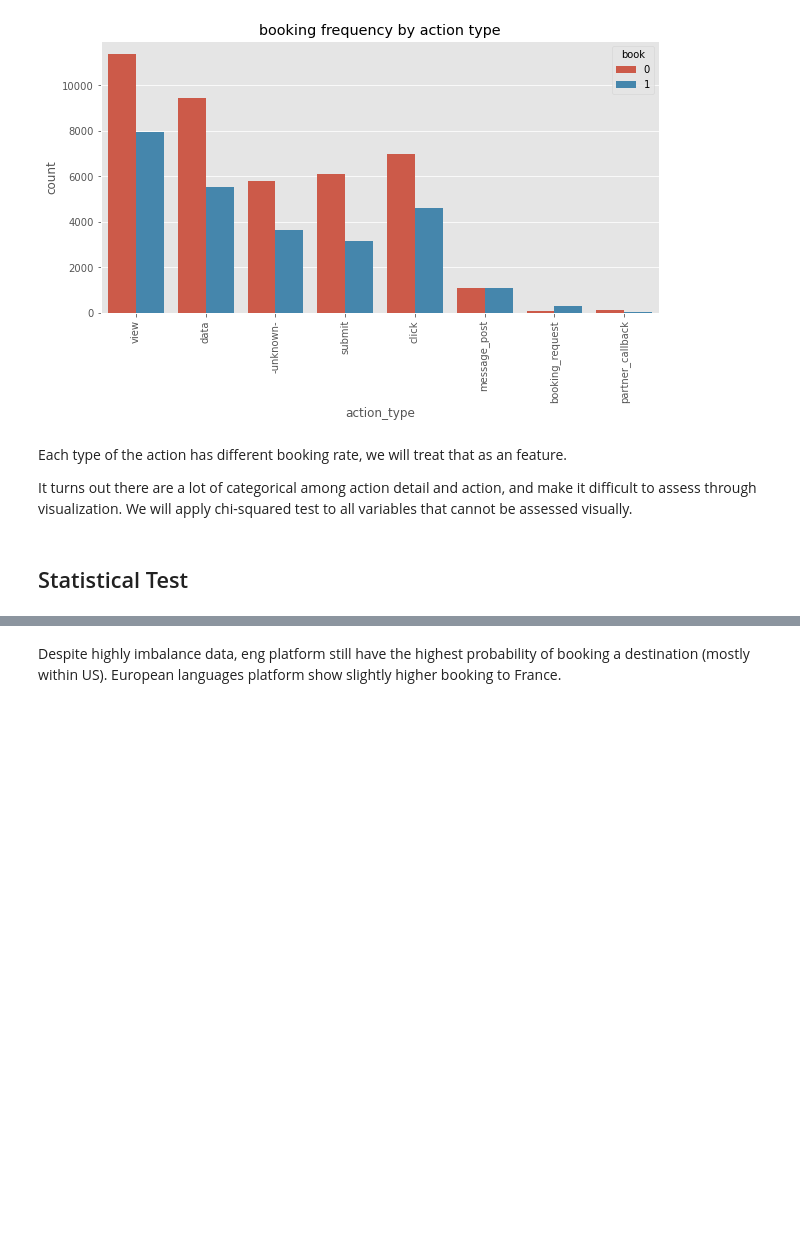
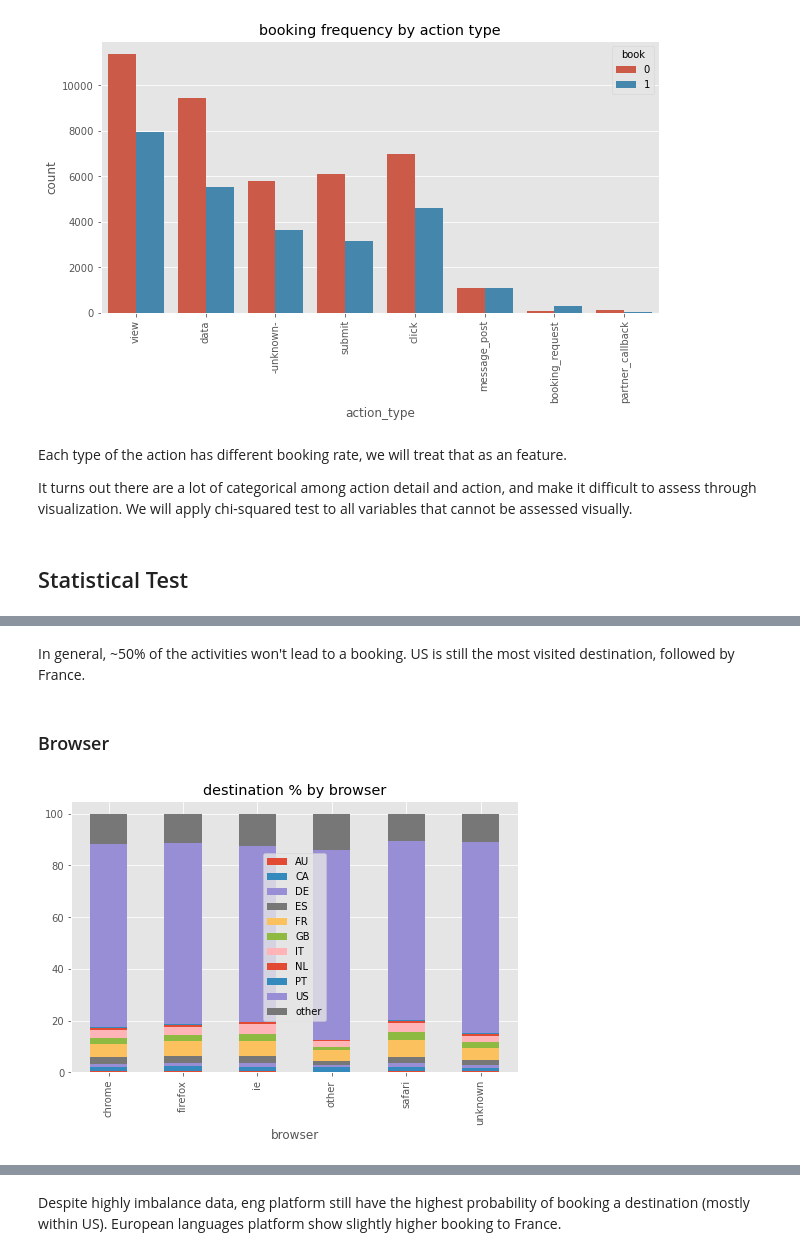
Before and after one commit to sittingman/airbnb_booking, a Jupyter notebook: 1.data_expo.ipynb, the cells around one changed output, grey strips where cells are left out. Saved outputs shown, nothing was run; the diff lists cells and outputs as text; code cells hidden in the pictures; blank space fills up the shorter version.

```diff
--- a/1.data_expo.ipynb
+++ b/1.data_expo.ipynb
@@ -522,3 +476,0 @@ Name: country_destination, dtype: int64
-# %%
-# assign zero for all missing values under first_book
-train['first_book'] = train['first_book'].fillna(train['first_active'])
@@ -545,2 +476,0 @@ browser = {'Chrome': 'chrome',
-# %%
-train['browser'] = train['first_browser'].map(browser).fillna('other')
@@ -601,0 +541,20 @@ plt.show()
+# %% [markdown]
+In general, ~50% of the activities won't lead to a booking. US is still the most visited destination, followed by France.
+# %%
+dest = train.loc[~train['date_first_booking'].isna()]
+# %%
+def table_plot(var, df):
+    plot_df = df.groupby([var, 'country_destination']).size().reset_index()
+    plot_pivot = plot_df.pivot(columns='country_destination', index=var, values=0)
+    stack_bar = plot_pivot.fillna(0).apply(lambda x: x*100/sum(x), axis=1)
+    return stack_bar
+# %% [markdown]
+### Browser
+# %%
+browser = table_plot('browser', dest)
+browser.plot(kind='bar', stacked=True, figsize=(8,5))
+plt.title('destination % by browser')
+plt.legend(loc='center')
+plt.show()
+# %% [output]
+[figure, added]
```
Also changed, not shown: parts of 42 cells of this notebook, 1 other file.
